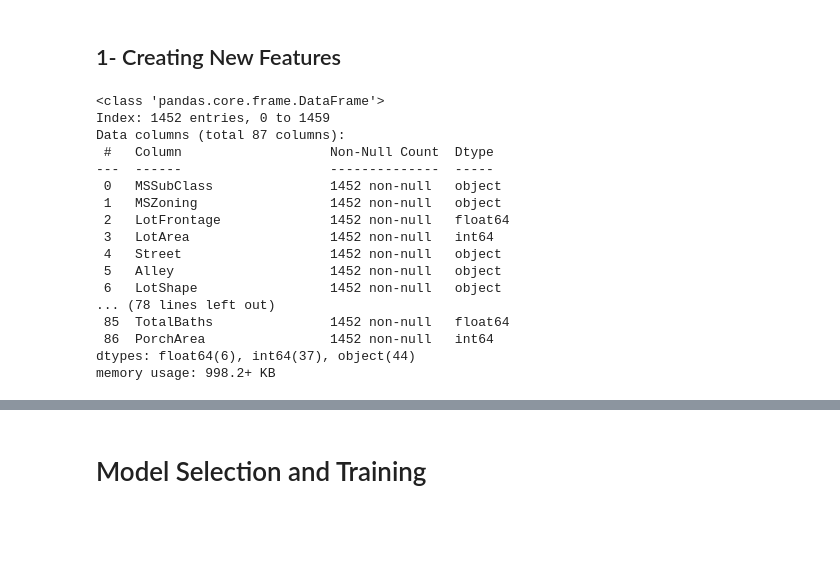
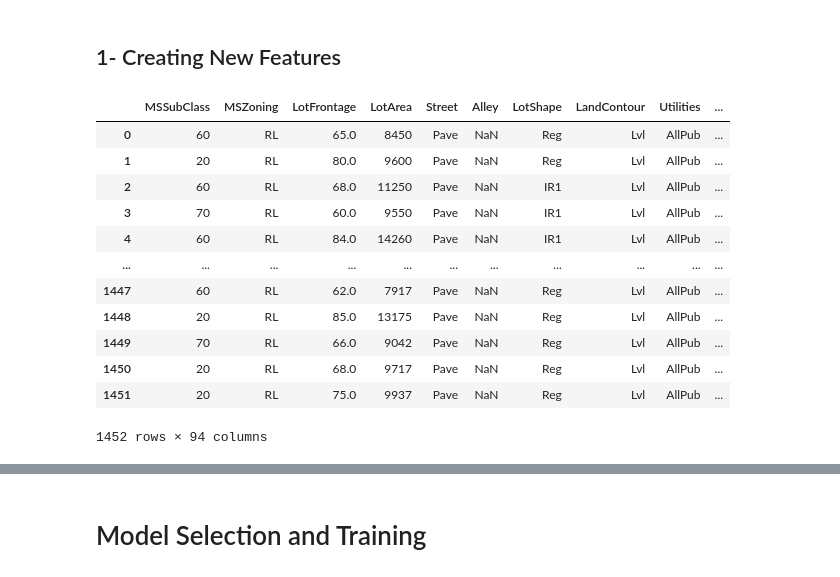
Before and after one commit to boraaktas/COMP4433-Team_Project, a Jupyter notebook: final.ipynb, the cells around one changed output, grey strips where cells are left out. Cells and saved outputs as stored; diff of their text form; code cells hidden in the pictures; blank space fills up the shorter version.

```diff
--- a/final.ipynb
+++ b/final.ipynb
@@ -328,7 +415,7 @@ MISSING_DATA_INFO = pd.concat([DATA_FRAME.isnull().sum().sort_values(ascending =
                               ], axis = 1, keys = ['Total', 'Percent'])
 # add also that the column is categorical or numerical to the first column
 MISSING_DATA_INFO['Type'] = 'Numerical'
-MISSING_DATA_INFO.loc[CATEGORICAL_COLUMNS, 'Type'] = 'Categorical'
+MISSING_DATA_INFO.loc[CAT_COLS, 'Type'] = 'Categorical'
 
 # drop the rows that have no missing values
 MISSING_DATA_INFO = MISSING_DATA_INFO[MISSING_DATA_INFO['Total'] > 0]
@@ -457,8 +527,8 @@ Most frequent value in 'Electrical' column: SBrkr
 # %% [markdown]
 ## 2- Imputation of Missing Values
 # %%
-NUMERICAL_IMPUTER = create_numerical_imputer(TRAIN_DATA, NUMERICAL_COLUMNS)
-CATEGORICAL_IMPUTER = create_categorical_imputer(TRAIN_DATA, CATEGORICAL_COLUMNS)
+NUMERICAL_IMPUTER = create_numerical_imputer(TRAIN_DATA, NUM_COLS)
+CATEGORICAL_IMPUTER = create_categorical_imputer(TRAIN_DATA, CAT_COLS)
 # %%
 IMPUTED_TRAIN_DATA = TRAIN_DATA.copy()
 IMPUTED_TRAIN_DATA.drop(columns=['Id'], inplace=True)
@@ -496,13 +566,17 @@ pd.DataFrame(TRAIN_DATA[TARGET_COLUMN].describe()).T.round(3)
 # %% [markdown]
 ### 2- Outlier Detection
 # %%
-#Refer to Outlier Analysis Notebook for reasoning
-#Drop outliers
-IMPUTED_TRAIN_DATA = IMPUTED_TRAIN_DATA[IMPUTED_TRAIN_DATA["LotArea"] < 100000]
-IMPUTED_TRAIN_DATA = IMPUTED_TRAIN_DATA[IMPUTED_TRAIN_DATA["LotFrontage"] < 200]
-IMPUTED_TRAIN_DATA = IMPUTED_TRAIN_DATA[IMPUTED_TRAIN_DATA["GrLivArea"] < 4500]
-IMPUTED_TRAIN_DATA = IMPUTED_TRAIN_DATA[IMPUTED_TRAIN_DATA["MasVnrArea"] < 1500]
-IMPUTED_TRAIN_DATA.shape
+# Refer to Outlier Analysis Notebook for reasoning (outlier_analysis.ipynb)
+# Drop outliers
+NO_OUT_TRAIN_DATA = IMPUTED_TRAIN_DATA.copy()
+
+NO_OUT_TRAIN_DATA = NO_OUT_TRAIN_DATA[NO_OUT_TRAIN_DATA["LotArea"] < 100000]
+NO_OUT_TRAIN_DATA = NO_OUT_TRAIN_DATA[NO_OUT_TRAIN_DATA["LotFrontage"] < 200]
+NO_OUT_TRAIN_DATA = NO_OUT_TRAIN_DATA[NO_OUT_TRAIN_DATA["GrLivArea"] < 4500]
+NO_OUT_TRAIN_DATA = NO_OUT_TRAIN_DATA[NO_OUT_TRAIN_DATA["MasVnrArea"] < 1500]
+NO_OUT_TRAIN_DATA.reset_index(drop=True, inplace=True)
+
+NO_OUT_TRAIN_DATA.shape
 # %% [output]
 (1452, 80)
 # %% [markdown]
@@ -524,21 +663,21 @@ def add_features(df):
-# %%
-IMPUTED_TRAIN_DATA = add_features(IMPUTED_TRAIN_DATA)
-IMPUTED_TRAIN_DATA.info()
-# %% [output]
-<class 'pandas.core.frame.DataFrame'>
-Index: 1452 entries, 0 to 1459
-Data columns (total 87 columns):
- #   Column                   Non-Null Count  Dtype
----  ------                   --------------  -----
- 0   MSSubClass               1452 non-null   object
- 1   MSZoning                 1452 non-null   object
- 2   LotFrontage              1452 non-null   float64
- 3   LotArea                  1452 non-null   int64
- 4   Street                   1452 non-null   object
- 5   Alley                    1452 non-null   object
- 6   LotShape                 1452 non-null   object
-... (78 lines left out)
- 85  TotalBaths               1452 non-null   float64
- 86  PorchArea                1452 non-null   int64
-dtypes: float64(6), int64(37), object(44)
-memory usage: 998.2+ KB
+# %%
+DATA, NUM_COLS_EXTRA, CATEGORICAL_COLUMNS_EXTRA = add_features(NO_OUT_TRAIN_DATA, NUM_COLS, CAT_COLS)
+
+# put SalePrice at the end of the dataframe
+DATA = DATA[[COLUMN for COLUMN in DATA.columns if COLUMN != TARGET_COLUMN] + [TARGET_COLUMN]]
+
+DATA
+# %% [output]
+|  | MSSubClass | MSZoning | LotFrontage | LotArea | Street | Alley | LotShape | LandContour | Utilities | ... |
+| 0 | 60 | RL | 65.0 | 8450 | Pave | NaN | Reg | Lvl | AllPub | ... |
+| 1 | 20 | RL | 80.0 | 9600 | Pave | NaN | Reg | Lvl | AllPub | ... |
+| 2 | 60 | RL | 68.0 | 11250 | Pave | NaN | IR1 | Lvl | AllPub | ... |
+| 3 | 70 | RL | 60.0 | 9550 | Pave | NaN | IR1 | Lvl | AllPub | ... |
+| 4 | 60 | RL | 84.0 | 14260 | Pave | NaN | IR1 | Lvl | AllPub | ... |
+| ... | ... | ... | ... | ... | ... | ... | ... | ... | ... | ... |
+| 1447 | 60 | RL | 62.0 | 7917 | Pave | NaN | Reg | Lvl | AllPub | ... |
+| 1448 | 20 | RL | 85.0 | 13175 | Pave | NaN | Reg | Lvl | AllPub | ... |
+| 1449 | 70 | RL | 66.0 | 9042 | Pave | NaN | Reg | Lvl | AllPub | ... |
+| 1450 | 20 | RL | 68.0 | 9717 | Pave | NaN | Reg | Lvl | AllPub | ... |
+| 1451 | 20 | RL | 75.0 | 9937 | Pave | NaN | Reg | Lvl | AllPub | ... |
+1452 rows × 94 columns
```
Also changed, not shown: parts of 75 cells of this notebook.
